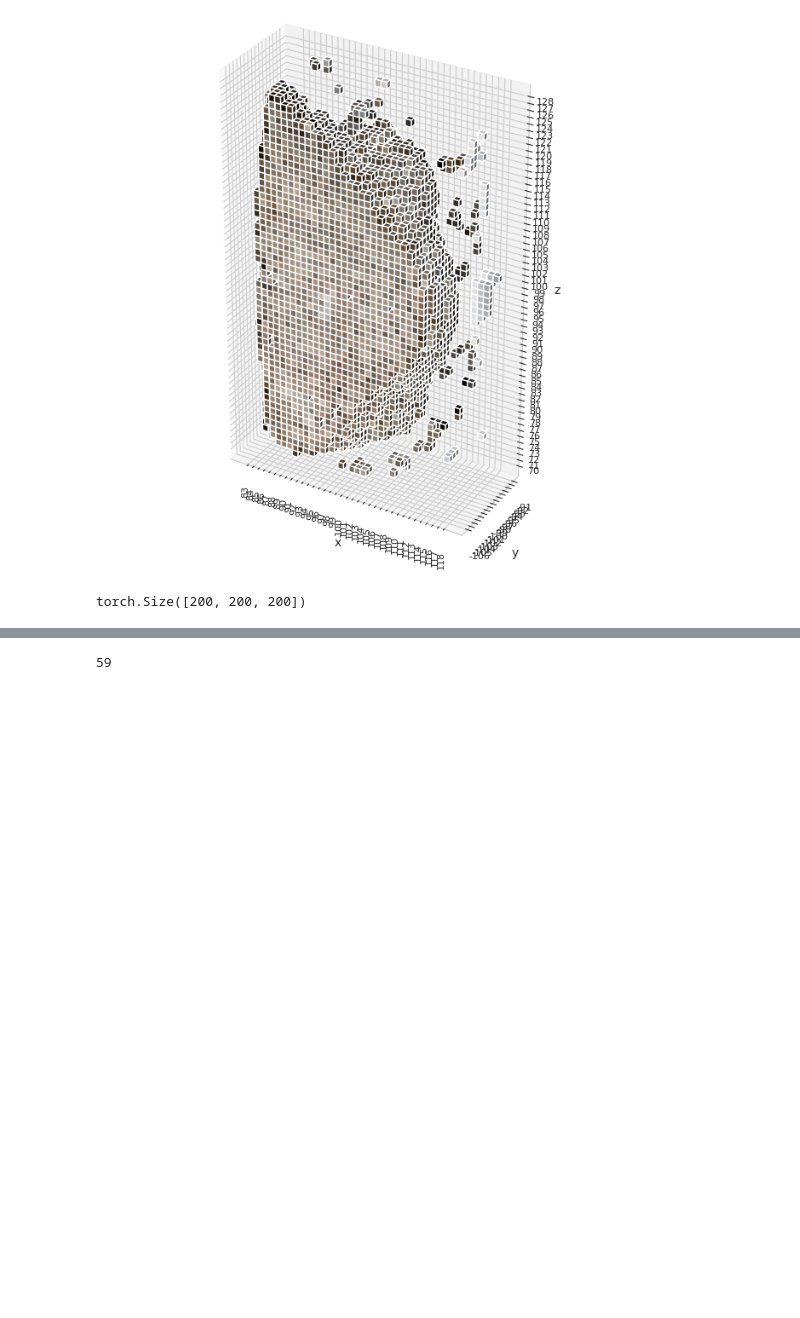
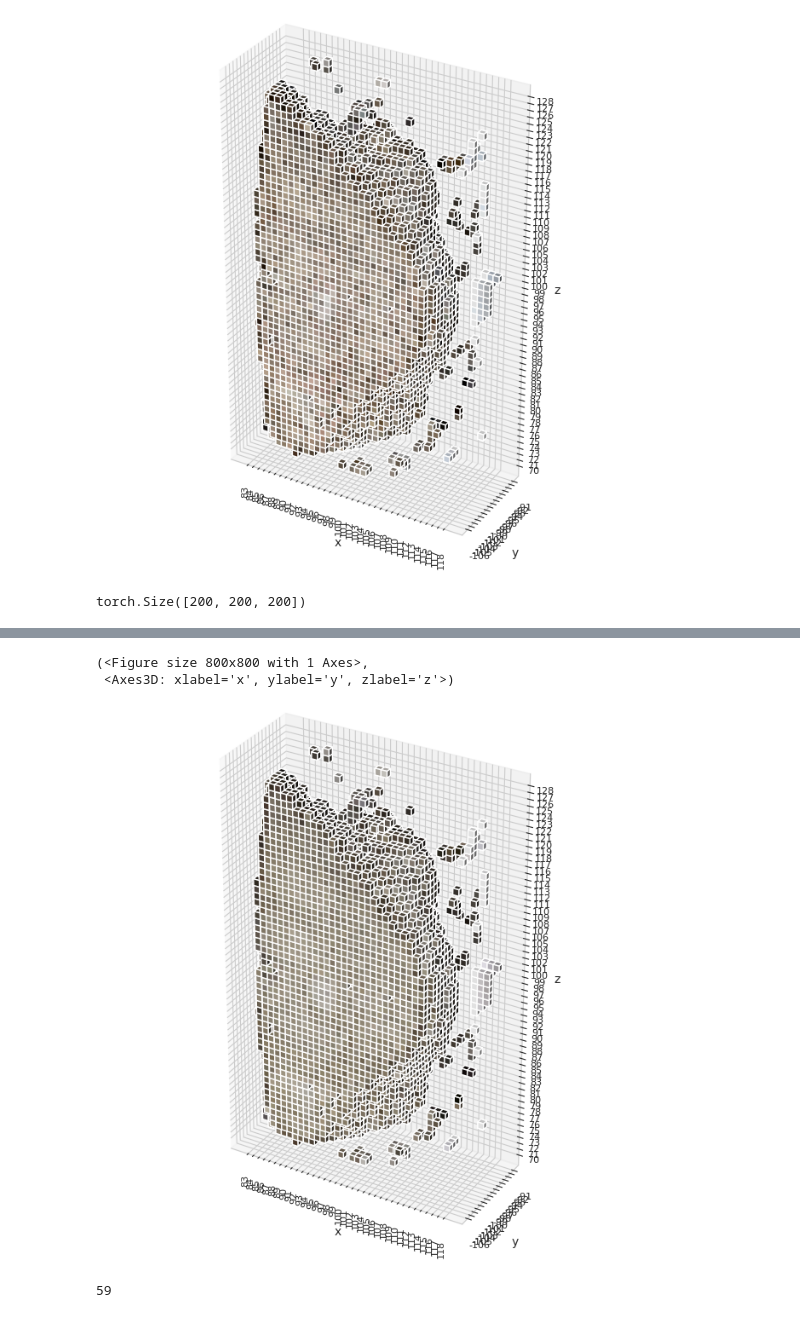
Before and after one commit to EnegoComley/RayRepresentationTesting, a Jupyter notebook: GridReconstructionTesting.ipynb, the cells around one changed output, grey strips where cells are left out. Drawn from its saved outputs; the diff is of its cells as text; code cells hidden in the pictures; blank space fills up the shorter version.

Commit message:
Added larger channel sizes.

```diff
--- a/GridReconstructionTesting.ipynb
+++ b/GridReconstructionTesting.ipynb
@@ -89,0 +85,4 @@ r_colours = test_dataset.latent2representation.get_colour_from_latent(latent, ra
+# %%
+random_directions2 = F.normalize(torch.randn((idx_tensors[0].shape[0], 3)), p=2, dim=1)
+latent2 = representation[:-1, idx_tensors[0], idx_tensors[1], idx_tensors[2]].T
+r_colours2 = test_dataset.latent2representation.get_colour_from_latent(latent2, random_directions2).detach()
@@ -96,3 +105,9 @@ plot_colored_voxels(r_idx_tensors, r_colours)
+# %%
+plot_colored_voxels(idx_tensors, r_colours2)
+# %% [output]
+(<Figure size 800x800 with 1 Axes>,
+ <Axes3D: xlabel='x', ylabel='y', zlabel='z'>)
+[figure, added]
 # %%
 plot_opacity_tensor(representation[-1], threshold=0.3)
 # %% [output]
```
Also changed, not shown: parts of 10 cells of this notebook, 1 other file.
